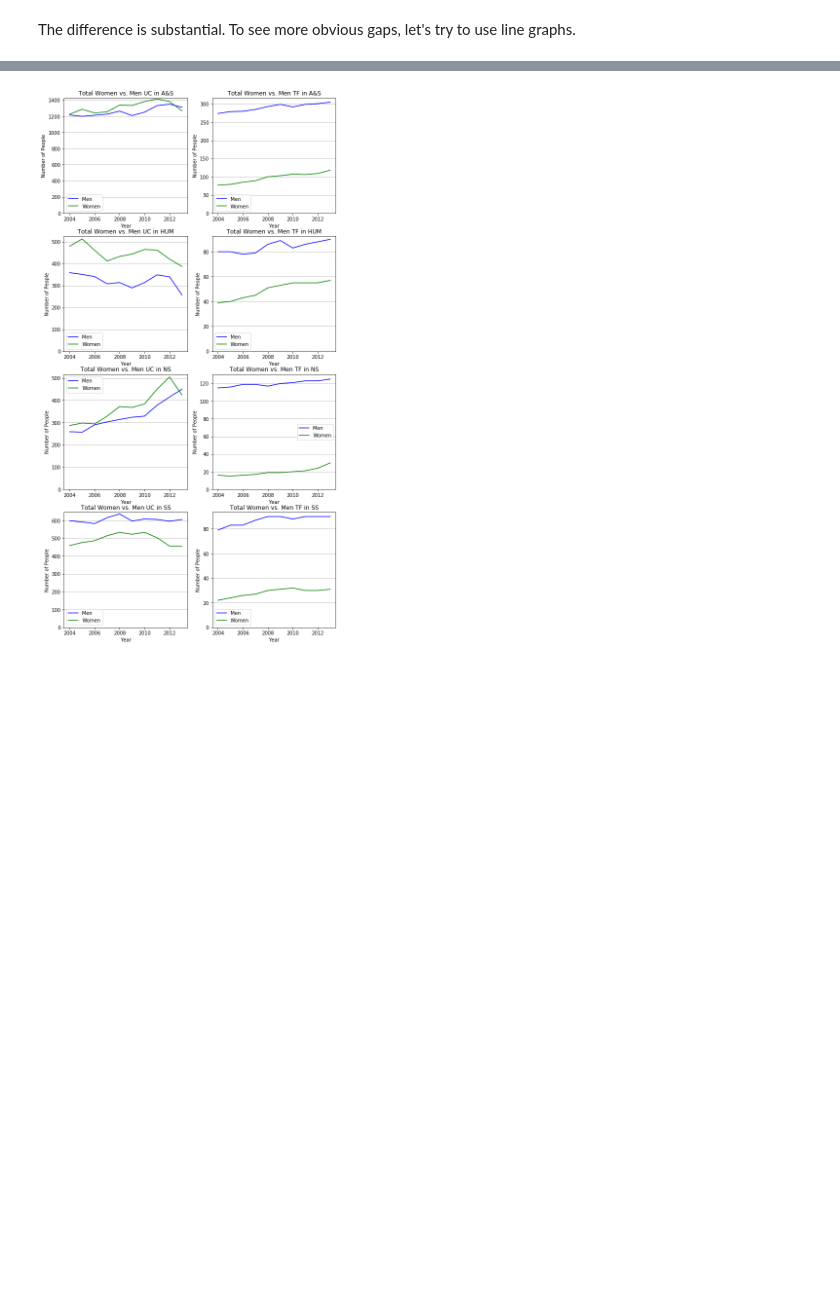
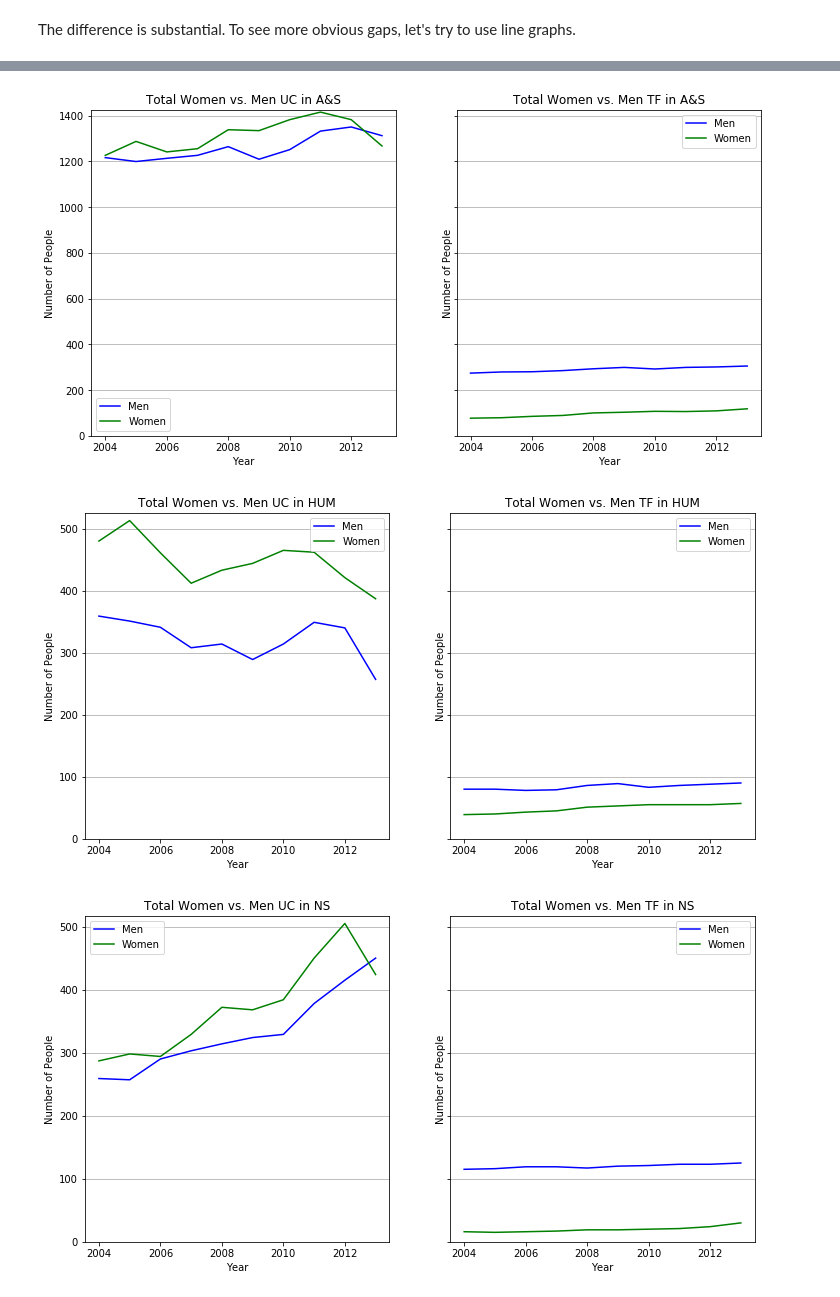
Before and after one commit to jsonkao/CU-female-representation, a Jupyter notebook: notebooks/female-representation.ipynb, the cells around one changed output, grey strips where cells are left out. Saved outputs shown, nothing was run; the diff lists cells and outputs as text; code cells hidden in the pictures; blank space fills up the shorter version.

```diff
--- a/notebooks/female-representation.ipynb
+++ b/notebooks/female-representation.ipynb
@@ -94,8 +94,8 @@ def plotLines(plot, area, level, abbreviate=True):
 
     plot.yaxis.grid(True)
 # %%
-fig, ax_lst = plt.subplots(len(areas), len(levels), figsize=(20,20))
 for a in range(len(areas)):
+    fig, ax_lst = plt.subplots(1, len(levels), figsize=(20,5), sharey=True)
     for l in range(len(levels)):
-        plotLines(ax_lst[a, l], a, l)
+        plotLines(ax_lst[l], a, l)
 # %% [output]
@@ -105,7 +108,9 @@ Through this type of visualization we notice large representation gaps across *a
 # %%
-fig, ax_lst = plt.subplots(len(areas), 2, figsize=(10,20))
 for a in range(len(areas)):
+    fig, ax_lst = plt.subplots(1, 2, figsize=(12,6), sharey=True)
     for l in [0, 1]:
-        plotLines(ax_lst[a, l], a, l*3)
+        plotLines(ax_lst[l], a, l*3)
 # %% [output]
-[figure, old version]
+[figure, new version]
+[figure, added]
+[figure, added]
```
Also changed, not shown: parts of 6 cells of this notebook.
